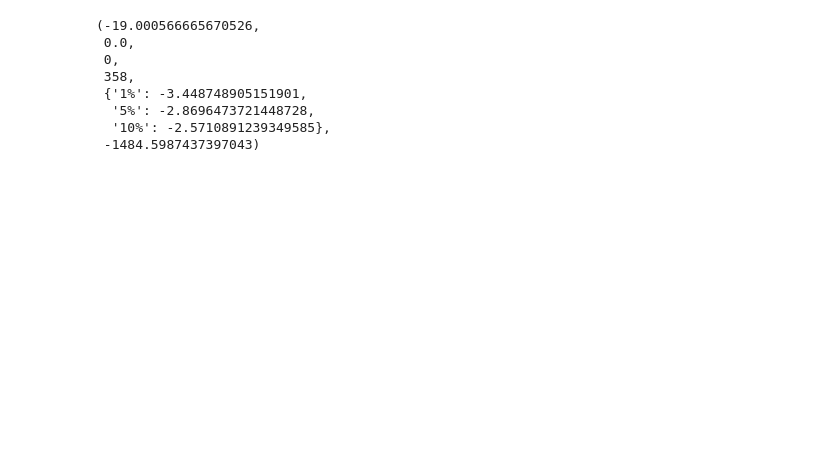
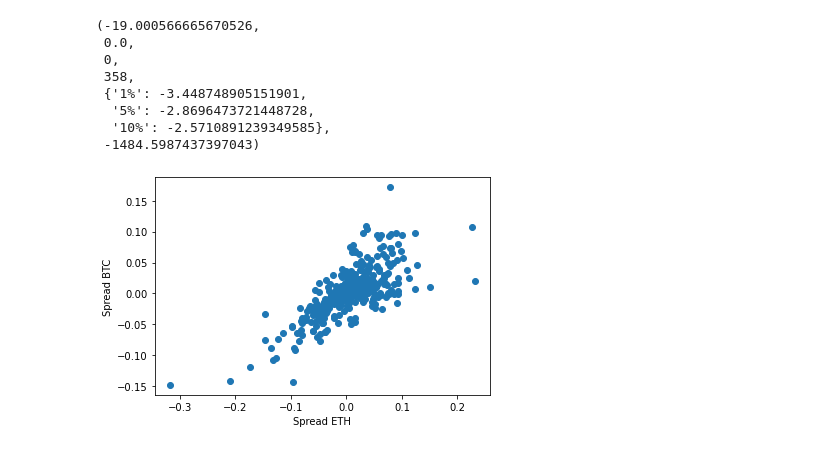
Before and after one commit to DataTortuga/crypto-pair-trade-analysis, a Jupyter notebook: BTC-ETH-Pair-Trade/BTC-ETH-Pair-Trade2.ipynb, the cells around one changed output. Drawn from its saved outputs; the diff is of its cells as text; code cells hidden in the pictures; blank space fills up the shorter version.

```diff
--- a/BTC-ETH-Pair-Trade/BTC-ETH-Pair-Trade2.ipynb
+++ b/BTC-ETH-Pair-Trade/BTC-ETH-Pair-Trade2.ipynb
@@ -278,3 +280,11 @@ cointegration_test(spread_btc,spread_eth)
   '5%': -2.8696473721448728,
   '10%': -2.5710891239349585},
  -1484.5987437397043)
+# %%
+plt.scatter(spread_eth,spread_btc)
+plt.plot()
+plt.xlabel('Spread ETH')
+plt.ylabel('Spread BTC')
+plt.show()
+# %% [output]
+[figure, added]
```
Also changed, not shown: parts of 8 cells of this notebook.
